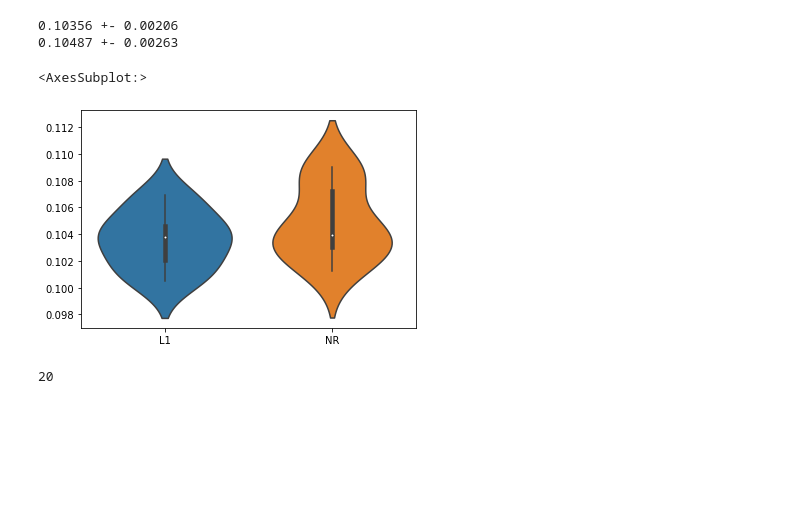
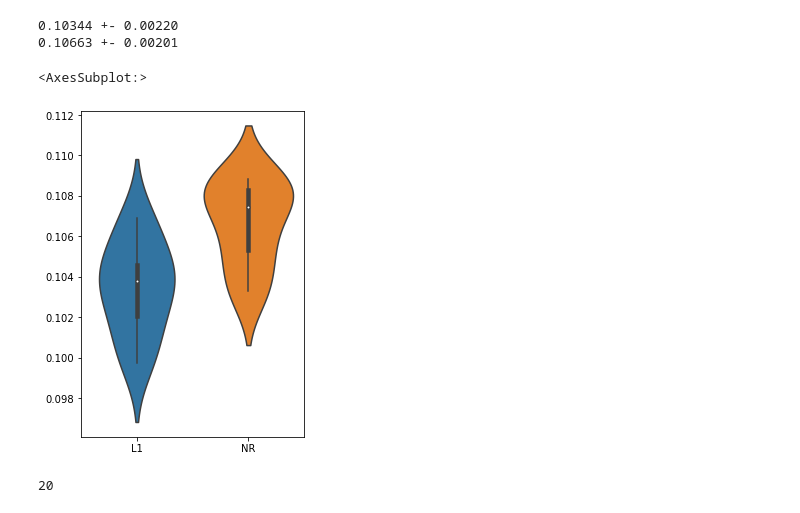
Before and after one commit to googleinterns/hierarchicalforecasting, a Jupyter notebook: notebooks/prelim_results.ipynb, the cells around one changed output. Cells and saved outputs as stored; diff of their text form; code cells hidden in the pictures; blank space fills up the shorter version.

```diff
--- a/notebooks/prelim_results.ipynb
+++ b/notebooks/prelim_results.ipynb
@@ -4,21 +4,24 @@ import matplotlib.pyplot as plt
 import seaborn as sns
 import pandas as pd
 # %%
-X_l1 = [0.1069, 0.100487, 0.10445, 0.104647, 0.106404, 0.10252, 0.104063, 0.103456, 0.100766, 0.101905]
-X_nr = [0.105141, 0.102288, 0.104323, 0.102916, 0.103573, 0.103446, 0.108755, 0.107921, 0.109018, 0.10127]
+X_l1 = [0.1069, 0.100487, 0.10445, 0.104647, 0.1062275, 0.10252, 0.1040825, 0.103456, 0.0997385, 0.101905]
+X_nr = [0.106946, 0.108075, 0.105520,  0.108709, 0.105259, 0.103446, 0.108331, 0.107921, 0.108815, 0.103289]
 # %%
 print(f'{np.mean(X_l1):.5f} +- {np.std(X_l1):.5f}')
 print(f'{np.mean(X_nr):.5f} +- {np.std(X_nr):.5f}')
 
 Xs = ['L1'] * 10 + ['NR'] * 10
 Ys = X_l1 + X_nr
 
-sns.violinplot(x=Xs, y=Ys, scale='area', inner='box')
+# sns.kdeplot(x=X_l1, bw_adjust=0.6, fill=True)
+# sns.kdeplot(x=X_nr, bw_adjust=0.5, fill=True)
+fig = plt.figure(figsize=(4, 6))
+sns.violinplot(x=Xs, y=Ys, inner='box')
 # %% [output]
-0.10356 +- 0.00206
-0.10487 +- 0.00263
+0.10344 +- 0.00220
+0.10663 +- 0.00201
 <AxesSubplot:>
-[figure, old version]
+[figure, new version]
 # %%
 dic = [{'a': 10, 'b': 20}, {'a': 15, 'b': 25}]
 df = pd.DataFrame(dic)
```
Also changed, not shown: 3 other files.
